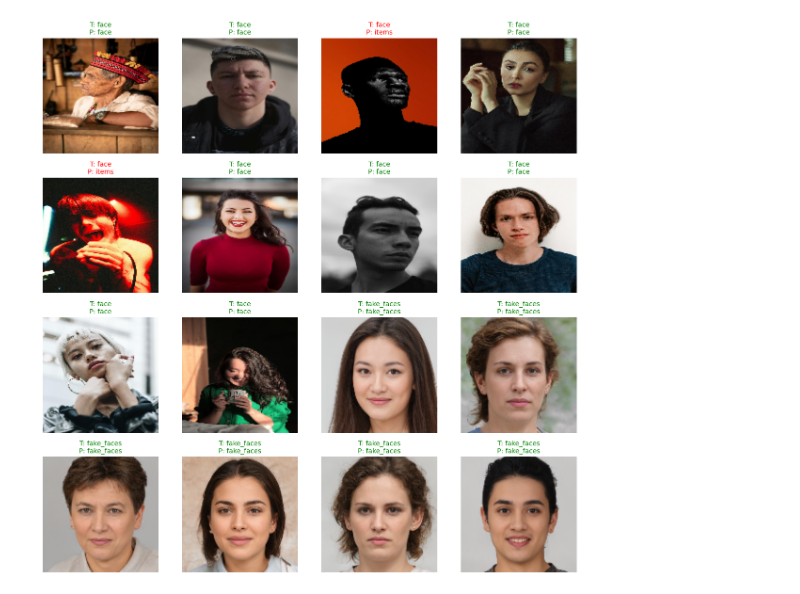
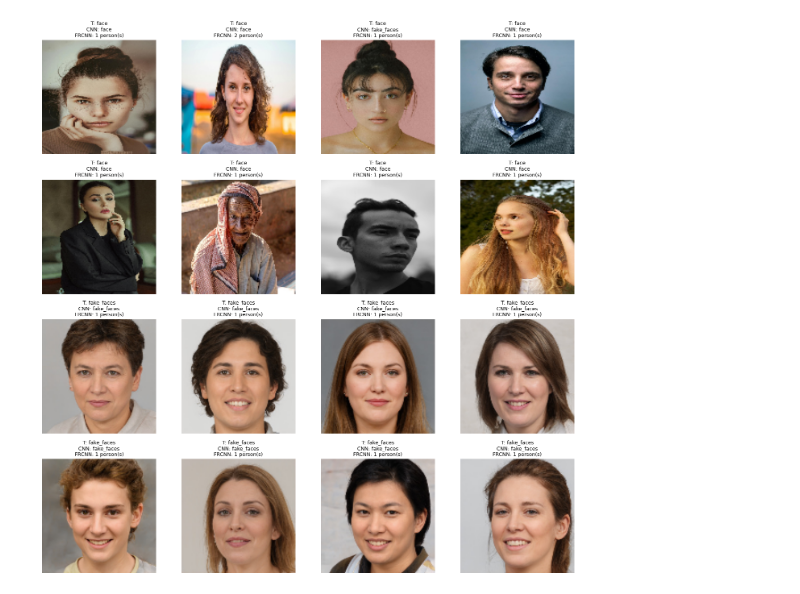
Before and after one commit to likoscp/face_detection, a Jupyter notebook: Face_Detector.ipynb, the cells around one changed output. Cells and saved outputs as stored; diff of their text form; code cells hidden in the pictures.

```diff
--- a/Face_Detector.ipynb
+++ b/Face_Detector.ipynb
@@ -119,7 +118,7 @@ test_gen = test_datagen.flow_from_directory(
     shuffle=False
 )
 
-model = models.Sequential([
+model_cnn = models.Sequential([
     layers.Conv2D(32, (3,3), activation="relu", input_shape=(128, 128, 3)),
     layers.MaxPooling2D(2,2),
     layers.Conv2D(64, (3,3), activation="relu"),
@@ -132,7 +131,7 @@ model = models.Sequential([
     layers.Dense(train_gen.num_classes, activation="softmax")
 ])
 
-model.compile(optimizer="adam",
+model_cnn.compile(optimizer="adam",
               loss="categorical_crossentropy",
               metrics=["accuracy"])
 
@@ -144,15 +143,15 @@ early_stop = EarlyStopping(
     restore_best_weights=True
 )
 
-history = model.fit(
+history = model_cnn.fit(
     train_gen,
     validation_data=val_gen,
     epochs=20,
     callbacks=[early_stop]
 )
 
-test_loss, test_acc = model.evaluate(test_gen)
+test_loss, test_acc = model_cnn.evaluate(test_gen)
 print(f"Test accuracy: {test_acc:.4f}")
 
-model.save("/content/simple_cnn.h5")
+model_cnn.save("/content/simple_cnn.h5")
 # %% [output]
@@ -181,17 +255,50 @@ Test accuracy: 0.6224
 # %%
+from PIL import Image
+
 class_names = list(train_gen.class_indices.keys())
-x_batch, y_batch = next(test_gen)
+face_idx = class_names.index("face")
+
+faces_x, faces_y, other_x, other_y = [], [], [], []
+
+while len(faces_x) < 8 or len(other_x) < 8:
+    x_batch, y_batch = next(test_gen)
+    y_labels = np.argmax(y_batch, axis=1)
+    for i in range(len(x_batch)):
+        if y_labels[i] == face_idx and len(faces_x) < 8:
+            faces_x.append(x_batch[i])
+            faces_y.append(y_batch[i])
+        elif y_labels[i] != face_idx and len(other_x) < 8:
+            other_x.append(x_batch[i])
+            other_y.append(y_batch[i])
+        if len(faces_x) >= 8 and len(other_x) >= 8:
+            break
+
+x_batch = np.array(faces_x + other_x)
+y_batch = np.array(faces_y + other_y)
+
 y_true = np.argmax(y_batch, axis=1)
-y_pred = np.argmax(model.predict(x_batch), axis=1)
-plt.figure(figsize=(12, 12))
+y_pred = np.argmax(model_cnn.predict(x_batch), axis=1)
+
+plt.figure(figsize=(14, 14))
+
 for i in range(16):
     plt.subplot(4, 4, i+1)
-    plt.imshow(x_batch[i])
+    img_display = (x_batch[i] * 255).astype("uint8")
+    plt.imshow(img_display)
     plt.axis("off")
+
     true_label = class_names[y_true[i]]
     pred_label = class_names[y_pred[i]]
-    color = "green" if y_true[i] == y_pred[i] else "red"
-    plt.title(f"T: {true_label}\nP: {pred_label}", color=color, fontsize=10)
+
+    tmp_path = "/content/tmp.jpg"
+    Image.fromarray(img_display).save(tmp_path)
+
+    _, persons = predict_image(model, device, tmp_path, thr=0.5)
+    frcnn_label = f"{len(persons)} person(s)" if persons else "no person"
+
+    plt.title(f"T: {true_label}\nCNN: {pred_label}\nFRCNN: {frcnn_label}",
+               fontsize=9)
+
 plt.tight_layout()
 plt.show()
 # %% [output]
@@ -199 +306 @@ plt.show()
-[figure, old version]
+[figure, new version]
```
Also changed, not shown: parts of 5 cells of this notebook.
